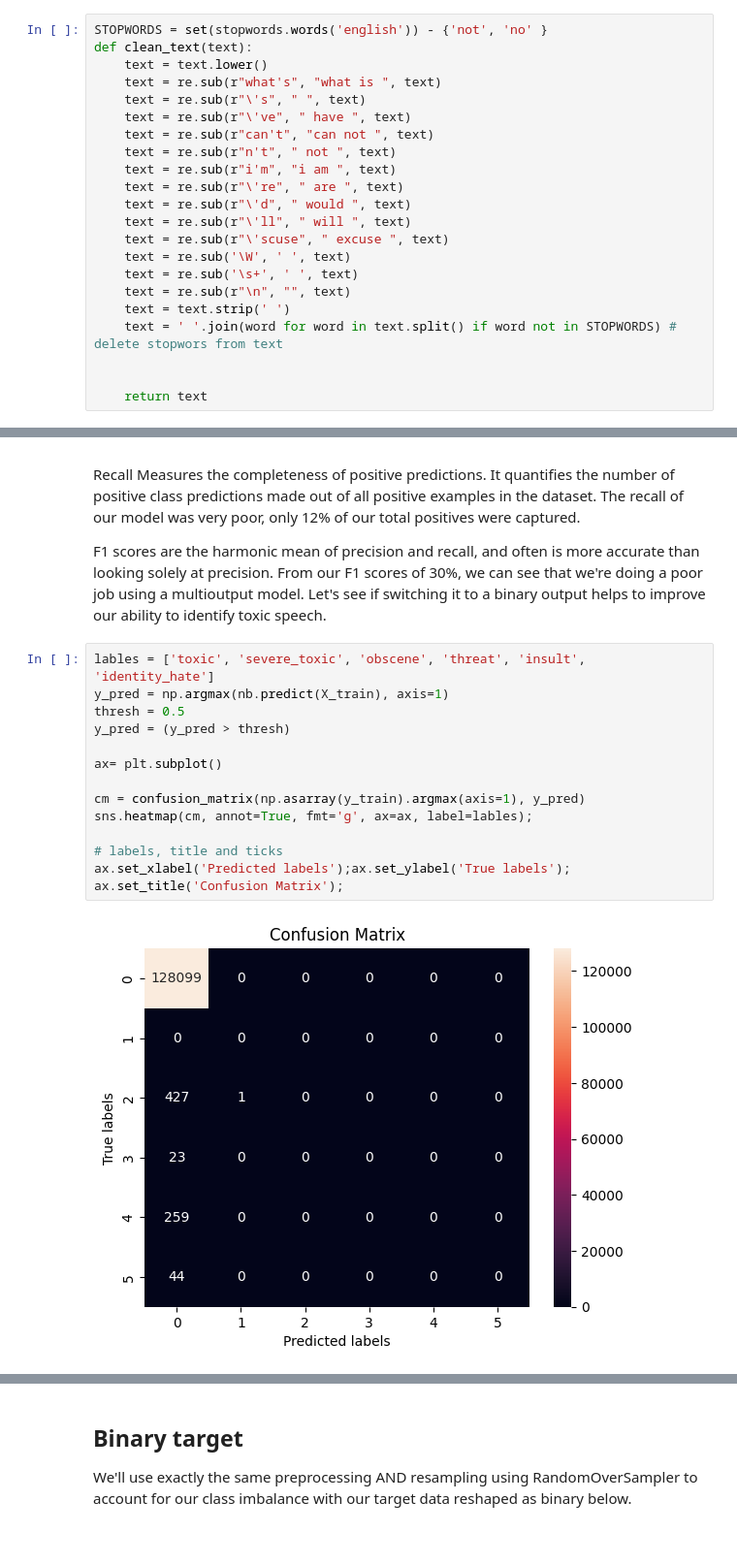
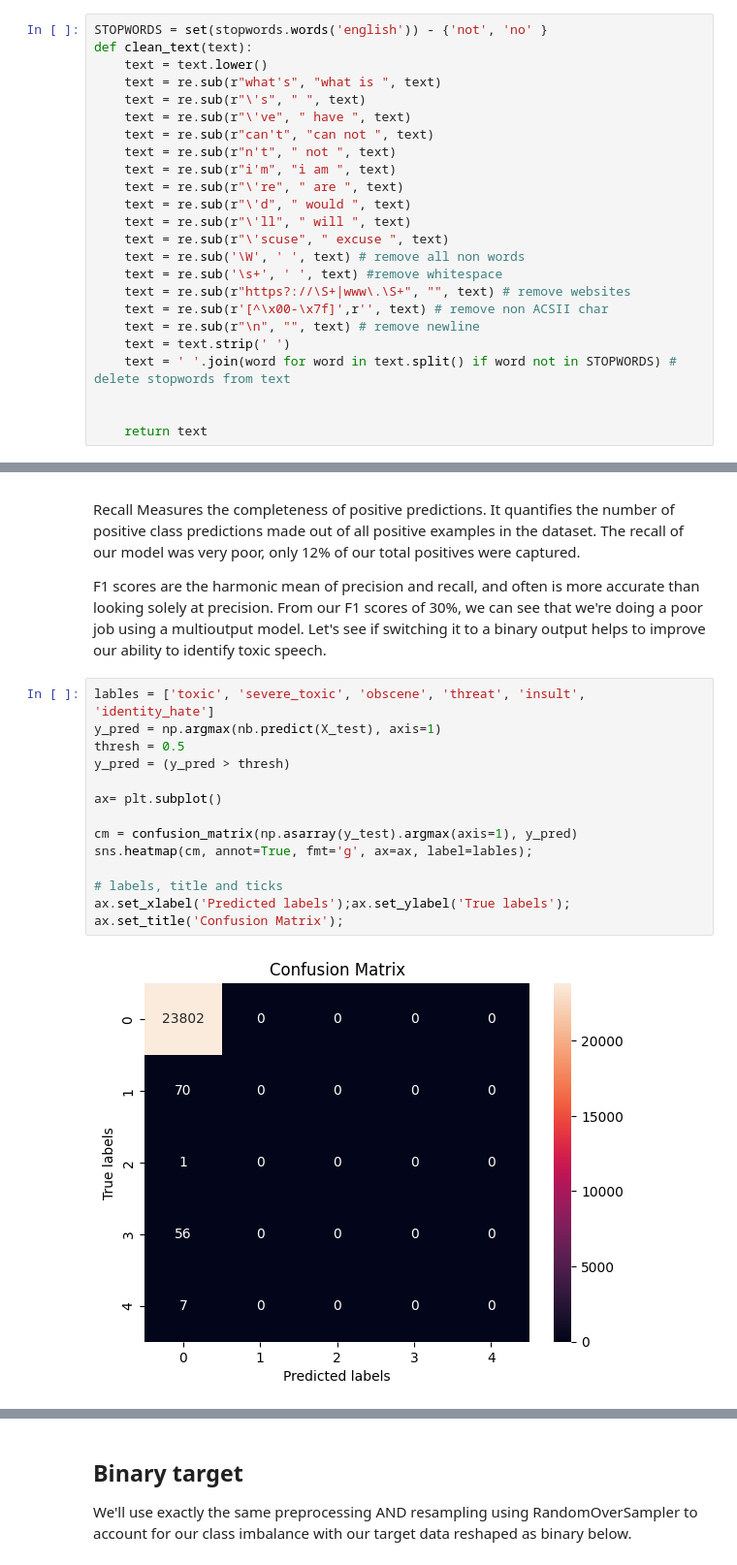
Before and after one commit to slowings/NLP_identifying_trolls, a Jupyter notebook: NLP_identifying_trolls.ipynb, the cells around one changed output, grey strips where cells are left out. Shown at 97% size. Cells and saved outputs as stored; diff of their text form.

```diff
--- a/NLP_identifying_trolls.ipynb
+++ b/NLP_identifying_trolls.ipynb
@@ -281,11 +273,13 @@ def clean_text(text):
     text = re.sub(r"\'d", " would ", text)
     text = re.sub(r"\'ll", " will ", text)
     text = re.sub(r"\'scuse", " excuse ", text)
-    text = re.sub('\W', ' ', text)
-    text = re.sub('\s+', ' ', text)
-    text = re.sub(r"\n", "", text)
+    text = re.sub('\W', ' ', text) # remove all non words
+    text = re.sub('\s+', ' ', text) #remove whitespace
+    text = re.sub(r"https?://\S+|www\.\S+", "", text) # remove websites
+    text = re.sub(r'[^\x00-\x7f]',r'', text) # remove non ACSII char
+    text = re.sub(r"\n", "", text) # remove newline
     text = text.strip(' ')
-    text = ' '.join(word for word in text.split() if word not in STOPWORDS) # delete stopwors from text
+    text = ' '.join(word for word in text.split() if word not in STOPWORDS) # delete stopwords from text
 
 
     return text
@@ -401,18 +372,18 @@ Recall Measures the completeness of positive predictions. It quantifies the numb
 F1 scores are the harmonic mean of precision and recall, and often is more accurate than looking solely at precision.  From our F1 scores of 30%, we can see that we're doing a poor job using a multioutput model.  Let's see if switching it to a binary output helps to improve our ability to identify toxic speech.
 # %%
 lables = ['toxic', 'severe_toxic', 'obscene', 'threat', 'insult', 'identity_hate']
-y_pred = np.argmax(nb.predict(X_train), axis=1)
+y_pred = np.argmax(nb.predict(X_test), axis=1)
 thresh = 0.5
 y_pred = (y_pred > thresh)
 
 ax= plt.subplot()
 
-cm = confusion_matrix(np.asarray(y_train).argmax(axis=1), y_pred)
+cm = confusion_matrix(np.asarray(y_test).argmax(axis=1), y_pred)
 sns.heatmap(cm, annot=True, fmt='g', ax=ax, label=lables);
 
 # labels, title and ticks
 ax.set_xlabel('Predicted labels');ax.set_ylabel('True labels');
 ax.set_title('Confusion Matrix');
 # %% [output]
-[figure, old version]
+[figure, new version]
 # %% [markdown]
```
Also changed, not shown: parts of 71 cells of this notebook.
